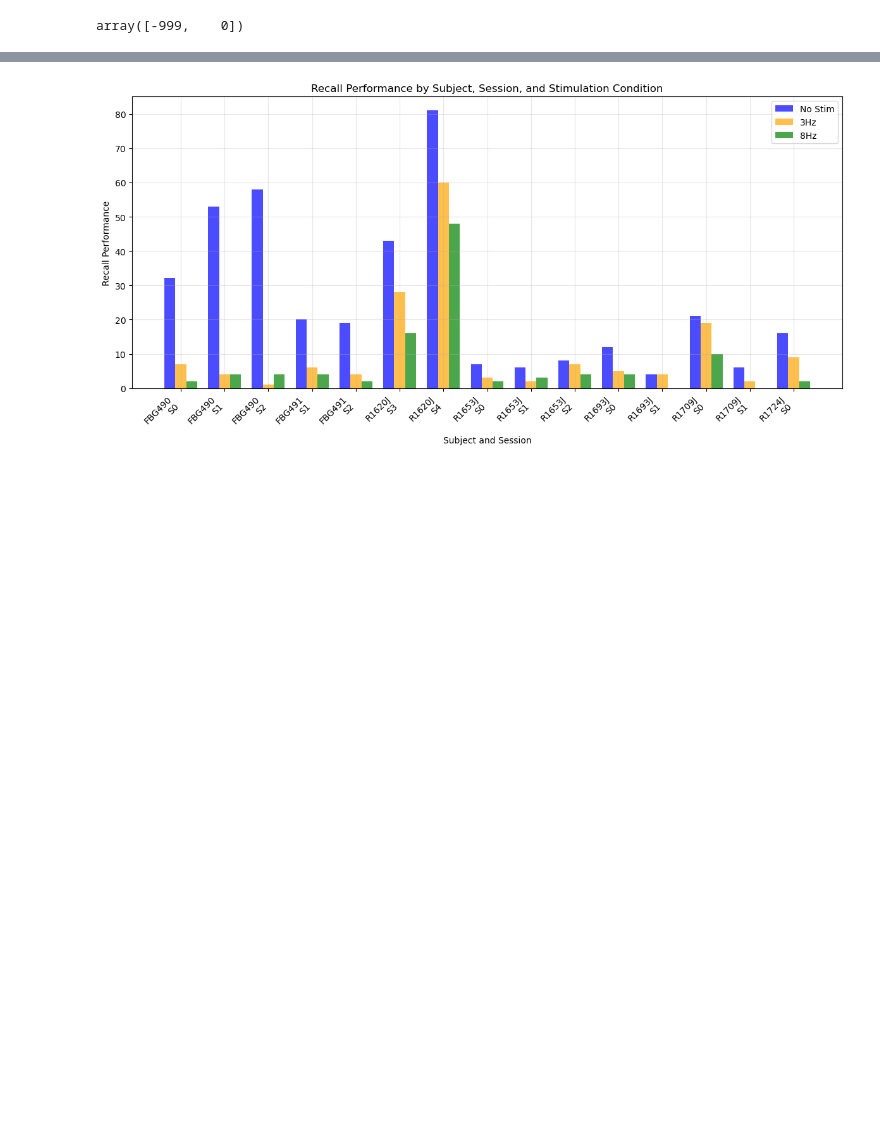
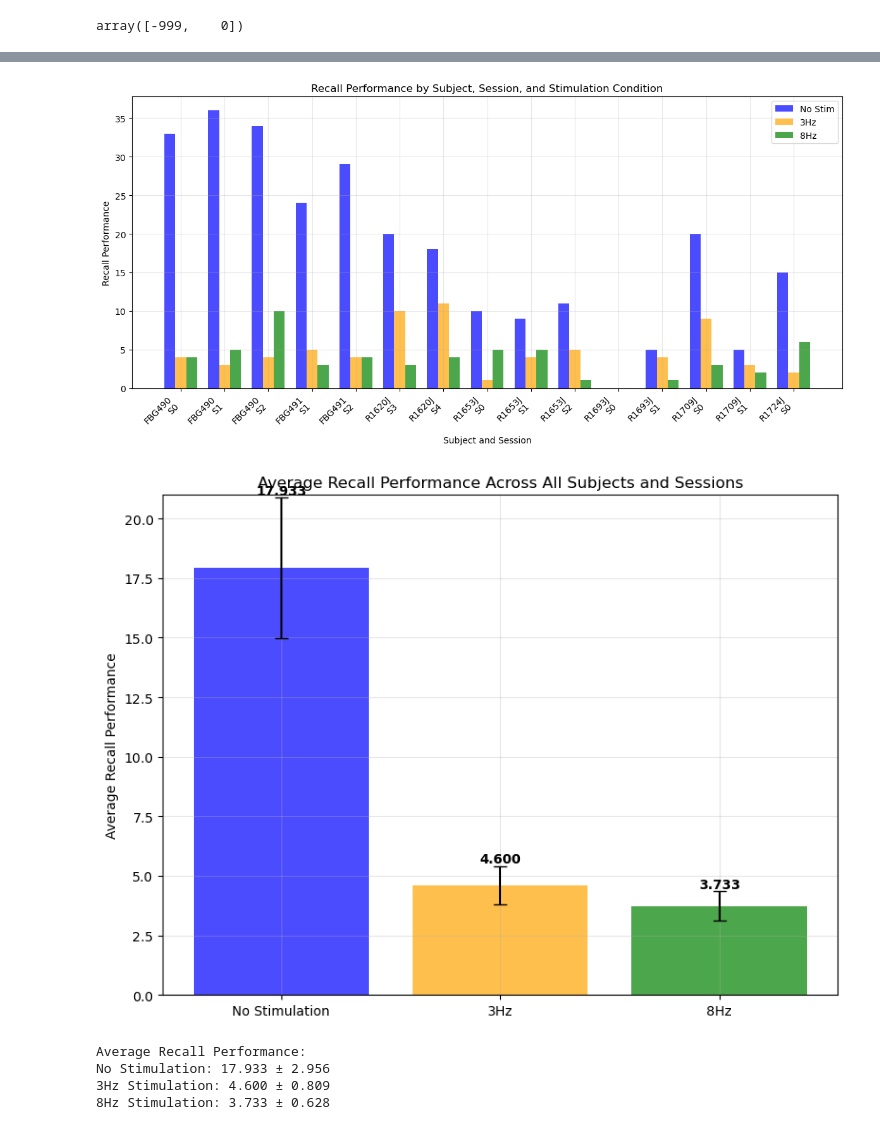
Before and after one commit to caoruoyi/Courier, a Jupyter notebook: intrusion.ipynb, the cells around one changed output, grey strips where cells are left out. Drawn from its saved outputs; the diff is of its cells as text; code cells hidden in the pictures; blank space fills up the shorter version.

Commit message:
based line with the recall

```diff
--- a/intrusion.ipynb
+++ b/intrusion.ipynb
@@ -677,34 +794,78 @@ fig, ax = plt.subplots(figsize=(12, 6))
 subjects = results_df['subject'].unique()
 x_positions = []
 labels = []
 
 # Plot data for each subject and session
 x_pos = 0
 for subject in subjects:
     subject_data = results_df[results_df['subject'] == subject]
 
     for _, row in subject_data.iterrows():
         # Plot the three conditions
-        ax.bar(x_pos - 0.25, row['intrusion_count_no_stim'], width=0.25, label='No Stim' if x_pos == 0 else "", color='blue', alpha=0.7)
-        ax.bar(x_pos, row['intrusion_count_3hz'], width=0.25, label='3Hz' if x_pos == 0 else "", color='orange', alpha=0.7)
-        ax.bar(x_pos + 0.25, row['intrusion_count_8hz'], width=0.25, label='8Hz' if x_pos == 0 else "", color='green', alpha=0.7)
+        ax.bar(x_pos - 0.25, row['none_intrusion_count_no_stim'], width=0.25, label='No Stim' if x_pos == 0 else "", color='blue', alpha=0.7)
+        ax.bar(x_pos, row['none_intrusion_count_3hz'], width=0.25, label='3Hz' if x_pos == 0 else "", color='orange', alpha=0.7)
+        ax.bar(x_pos + 0.25, row['none_intrusion_count_8hz'], width=0.25, label='8Hz' if x_pos == 0 else "", color='green', alpha=0.7)
 
         # Store position and label
         x_positions.append(x_pos)
         labels.append(f"{subject}\nS{row['session']}")
 
         x_pos += 1
 
 # Customize the plot
 ax.set_xlabel('Subject and Session')
 ax.set_ylabel('Recall Performance')
 ax.set_title('Recall Performance by Subject, Session, and Stimulation Condition')
 ax.set_xticks(x_positions)
 ax.set_xticklabels(labels, rotation=45, ha='right')
 ax.legend()
 ax.grid(True, alpha=0.3)
 
 plt.tight_layout()
 plt.show()
+avg_no_stim = results_df['none_intrusion_count_no_stim'].mean()
+avg_3hz = results_df['none_intrusion_count_3hz'].mean()
+avg_8hz = results_df['none_intrusion_count_8hz'].mean()
+
+# Calculate standard errors
+std_no_stim = results_df['none_intrusion_count_no_stim'].std() / np.sqrt(len(results_df))
+std_3hz = results_df['none_intrusion_count_3hz'].std() / np.sqrt(len(results_df))
+std_8hz = results_df['none_intrusion_count_8hz'].std() / np.sqrt(len(results_df))
+
+# Create the plot
+fig, ax = plt.subplots(figsize=(8, 6))
+
+conditions = ['No Stimulation', '3Hz', '8Hz']
+means = [avg_no_stim, avg_3hz, avg_8hz]
+errors = [std_no_stim, std_3hz, std_8hz]
+colors = ['blue', 'orange', 'green']
+
+bars = ax.bar(conditions, means, color=colors, alpha=0.7, capsize=5)
+ax.errorbar(conditions, means, yerr=errors, fmt='none', color='black', capsize=5)
+
+# Add value labels on bars
+for i, (bar, mean) in enumerate(zip(bars, means)):
+    ax.text(bar.get_x() + bar.get_width()/2, bar.get_height() + errors[i] + 0.01,
+            f'{mean:.3f}', ha='center', va='bottom', fontweight='bold')
+
+# Customize the plot
+ax.set_ylabel('Average Recall Performance')
+ax.set_title('Average Recall Performance Across All Subjects and Sessions')
+ax.set_ylim(0, max(means) + max(errors) + 0.1)
+ax.grid(True, alpha=0.3)
+
+plt.tight_layout()
+plt.show()
+
+# Print the exact values
+print(f"Average Recall Performance:")
+print(f"No Stimulation: {avg_no_stim:.3f} ± {std_no_stim:.3f}")
+print(f"3Hz Stimulation: {avg_3hz:.3f} ± {std_3hz:.3f}")
+print(f"8Hz Stimulation: {avg_8hz:.3f} ± {std_8hz:.3f}")
 # %% [output]
-[figure, old version]
+[figure, new version]
+[figure, added]
+Average Recall Performance:
+No Stimulation: 17.933 ± 2.956
+3Hz Stimulation: 4.600 ± 0.809
+8Hz Stimulation: 3.733 ± 0.628
```
Also changed, not shown: parts of 10 cells of this notebook.
